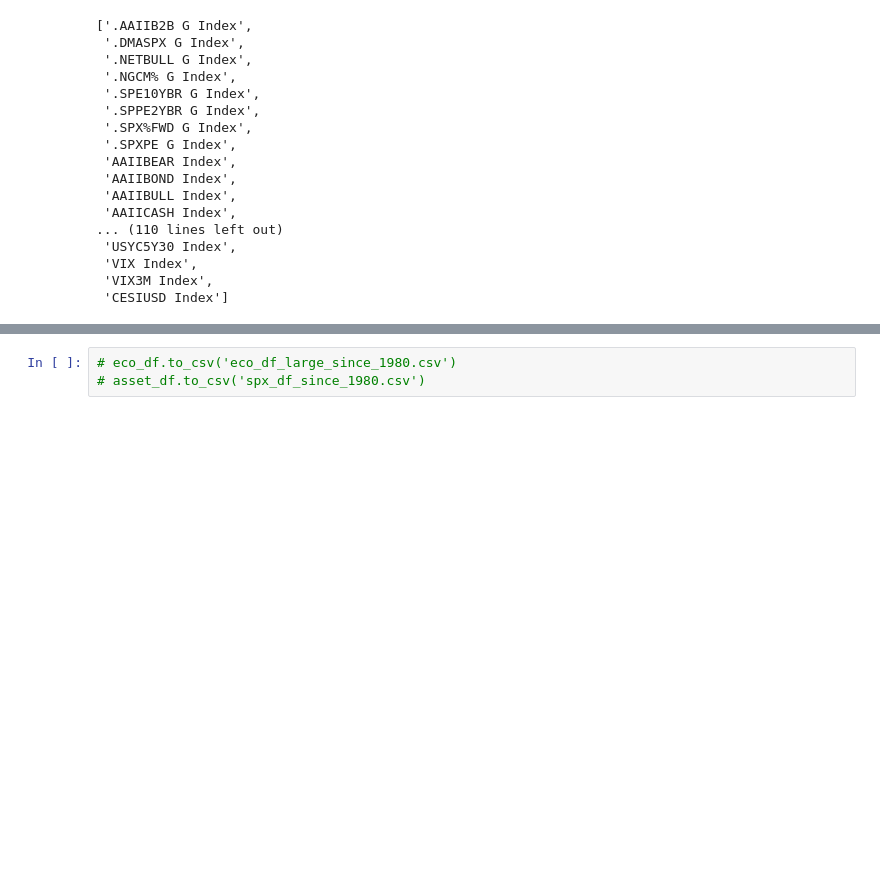
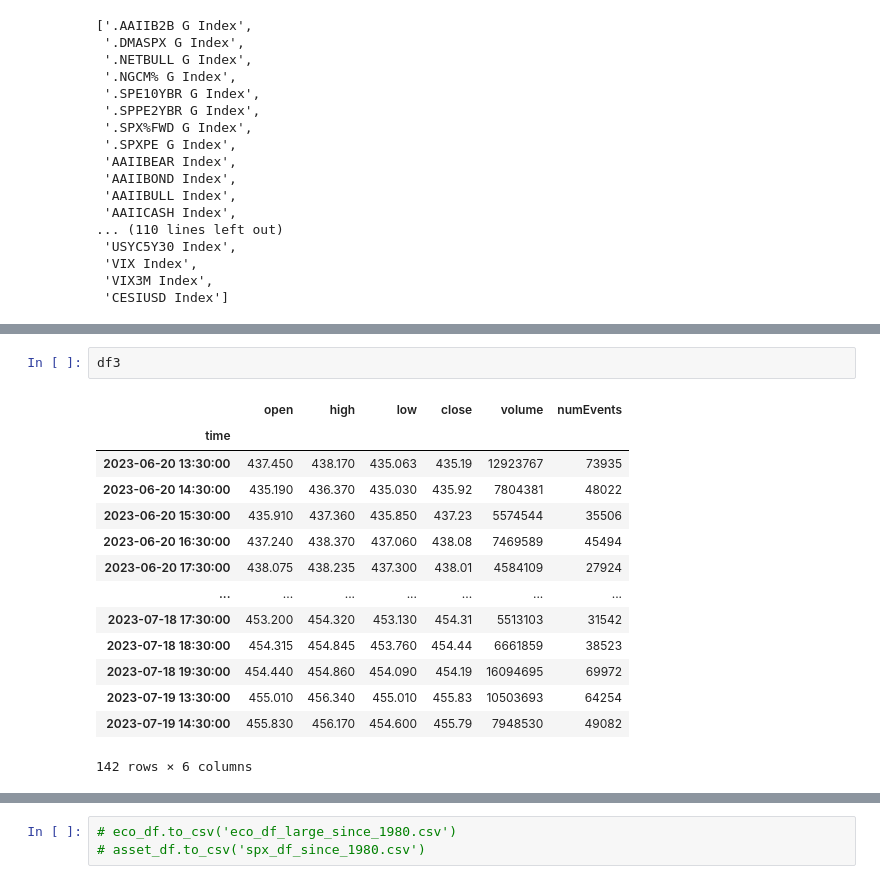
Before and after one commit to webclinic017/quantumai2, a Jupyter notebook: bbg_trial.ipynb, the cells around one changed output, grey strips where cells are left out. Saved outputs shown, nothing was run; the diff lists cells and outputs as text; blank space fills up the shorter version.

```diff
--- a/bbg_trial.ipynb
+++ b/bbg_trial.ipynb
@@ -38,0 +151,17 @@ eco_tic1["Index"].tolist()
+# %%
+df3
+# %% [output]
+|  | open | high | low | close | volume | numEvents |
+| time |  |  |  |  |  |  |
+| 2023-06-20 13:30:00 | 437.450 | 438.170 | 435.063 | 435.19 | 12923767 | 73935 |
+| 2023-06-20 14:30:00 | 435.190 | 436.370 | 435.030 | 435.92 | 7804381 | 48022 |
+| 2023-06-20 15:30:00 | 435.910 | 437.360 | 435.850 | 437.23 | 5574544 | 35506 |
+| 2023-06-20 16:30:00 | 437.240 | 438.370 | 437.060 | 438.08 | 7469589 | 45494 |
+| 2023-06-20 17:30:00 | 438.075 | 438.235 | 437.300 | 438.01 | 4584109 | 27924 |
+| ... | ... | ... | ... | ... | ... | ... |
+| 2023-07-18 17:30:00 | 453.200 | 454.320 | 453.130 | 454.31 | 5513103 | 31542 |
+| 2023-07-18 18:30:00 | 454.315 | 454.845 | 453.760 | 454.44 | 6661859 | 38523 |
+| 2023-07-18 19:30:00 | 454.440 | 454.860 | 454.090 | 454.19 | 16094695 | 69972 |
+| 2023-07-19 13:30:00 | 455.010 | 456.340 | 455.010 | 455.83 | 10503693 | 64254 |
+| 2023-07-19 14:30:00 | 455.830 | 456.170 | 454.600 | 455.79 | 7948530 | 49082 |
+142 rows × 6 columns
```
Also changed, not shown: parts of 16 cells of this notebook.
